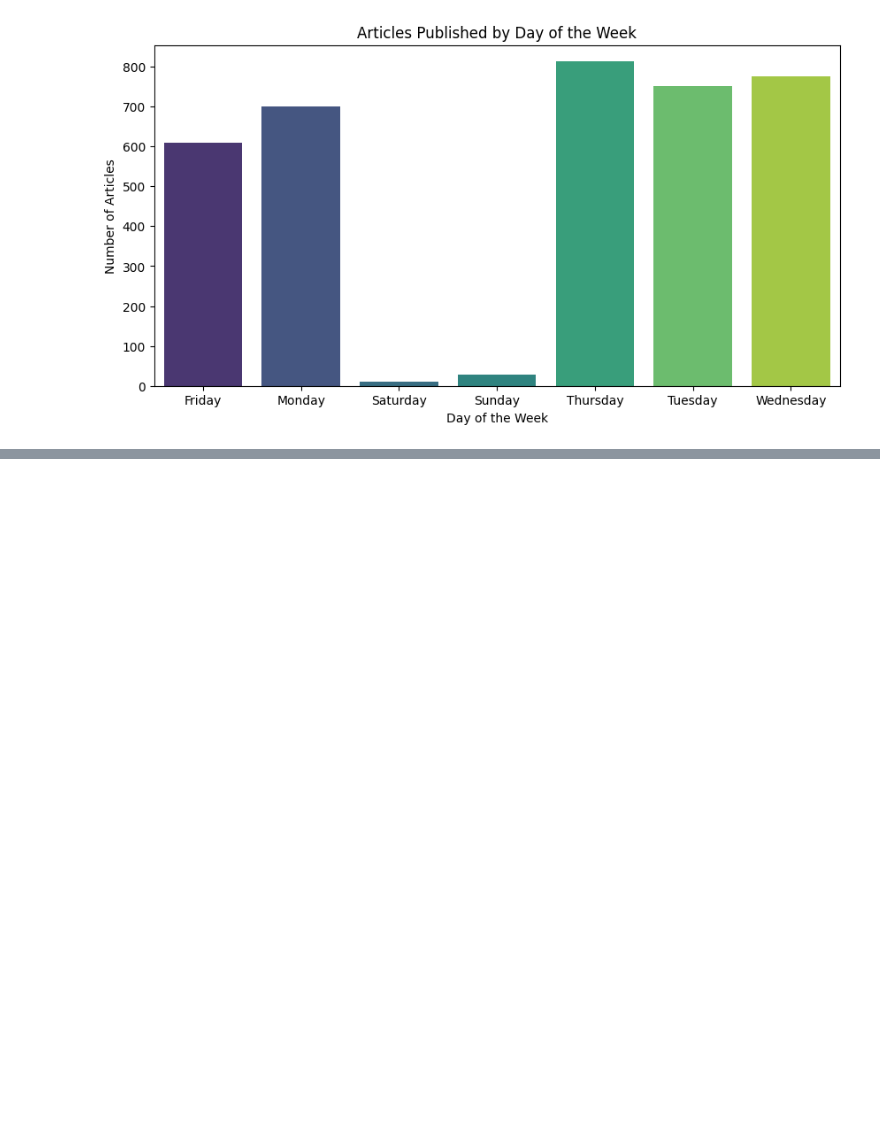
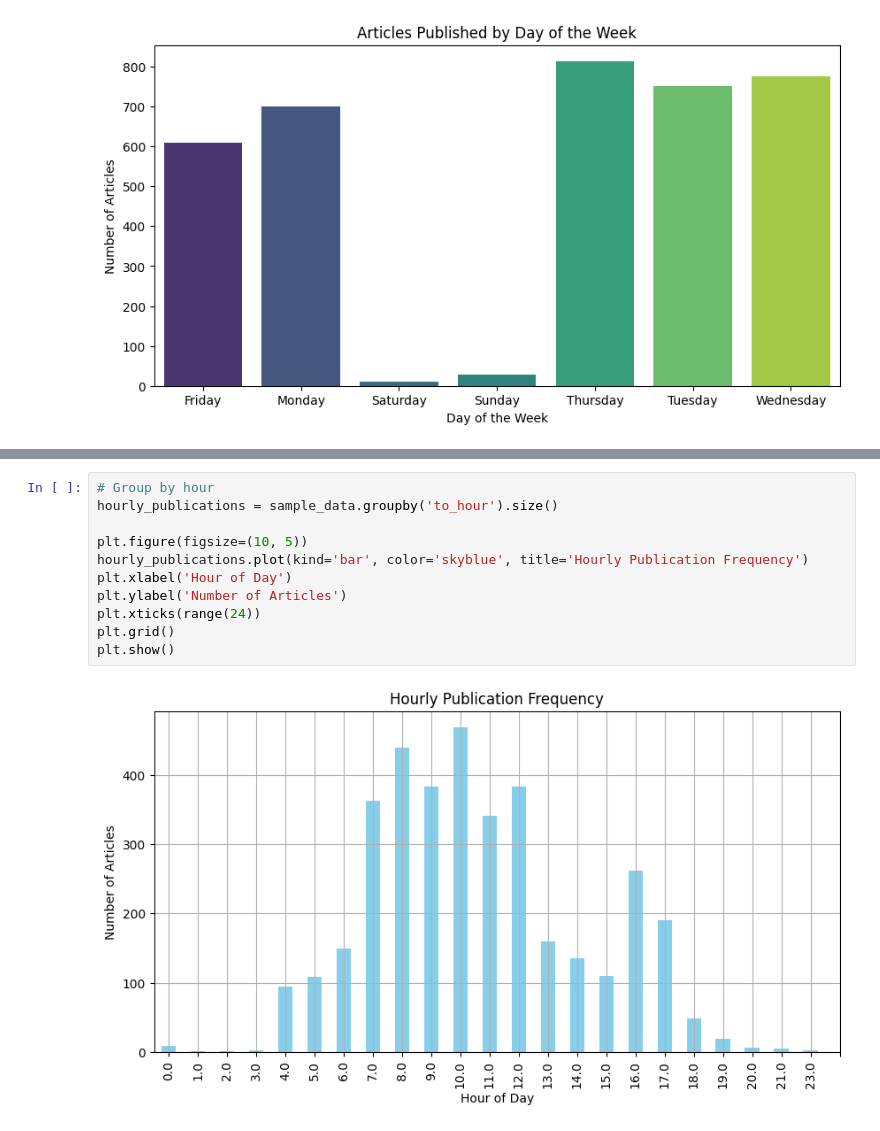
Before and after one commit to yohannesalex/stock-market-predictions, a Jupyter notebook: notebooks/EDA_news.ipynb, the cells around one changed output, grey strips where cells are left out. Drawn from its saved outputs; the diff is of its cells as text; blank space fills up the shorter version.

```diff
--- a/notebooks/EDA_news.ipynb
+++ b/notebooks/EDA_news.ipynb
@@ -101,0 +278,13 @@ sample_data.head()
+# %%
+# Group by hour
+hourly_publications = sample_data.groupby('to_hour').size()
+
+plt.figure(figsize=(10, 5))
+hourly_publications.plot(kind='bar', color='skyblue', title='Hourly Publication Frequency')
+plt.xlabel('Hour of Day')
+plt.ylabel('Number of Articles')
+plt.xticks(range(24))
+plt.grid()
+plt.show()
+# %% [output]
+[figure, added]
```
Also changed, not shown: parts of 12 cells of this notebook.
